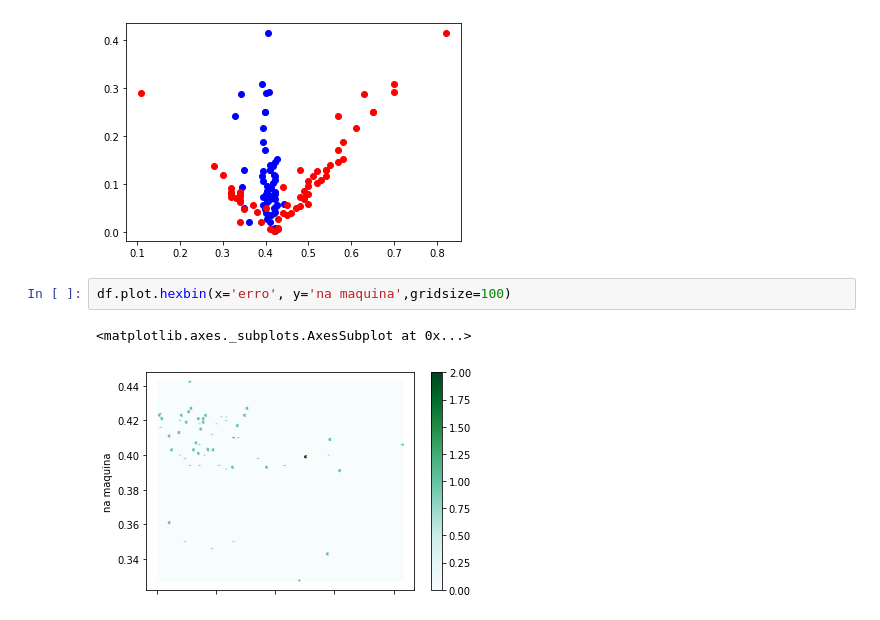
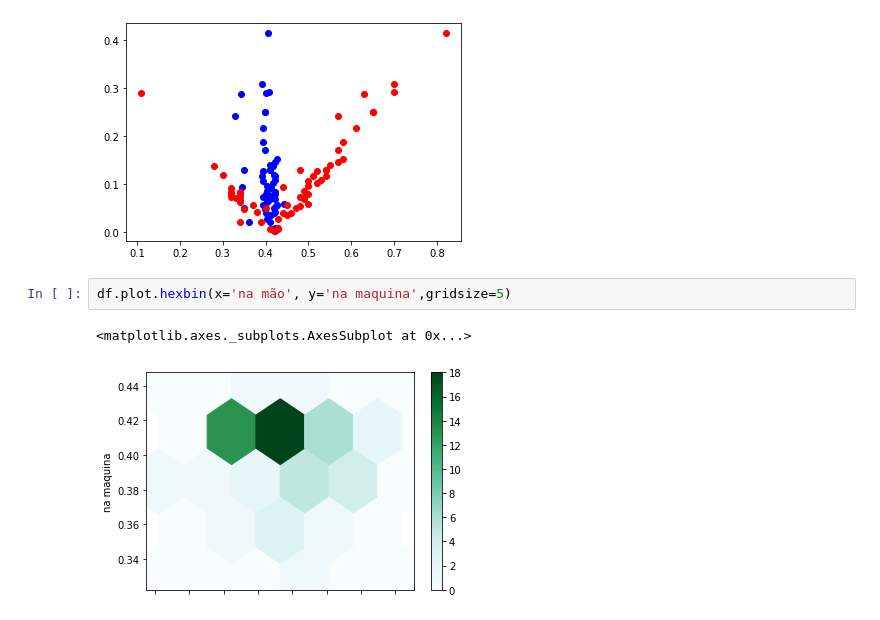
Before and after one commit to luisArthurRodriguesDaSilva/trabalhos-UERJ-analise-de-dados, a Jupyter notebook: experimento_queda_livre.ipynb, the cells around one changed output. Saved outputs shown, nothing was run; the diff lists cells and outputs as text.

Commit message:
endireitando erros

```diff
--- a/experimento_queda_livre.ipynb
+++ b/experimento_queda_livre.ipynb
@@ -75,7 +75,7 @@ ax.scatter(x=df['na mão'], y=df['erro'],c='r')
 <matplotlib.collections.PathCollection at 0x...>
 [figure]
 # %%
-df.plot.hexbin(x='erro', y='na maquina',gridsize=100)
+df.plot.hexbin(x='na mão', y='na maquina',gridsize=5)
 # %% [output]
 <matplotlib.axes._subplots.AxesSubplot at 0x...>
-[figure, old version]
+[figure, new version]
```
